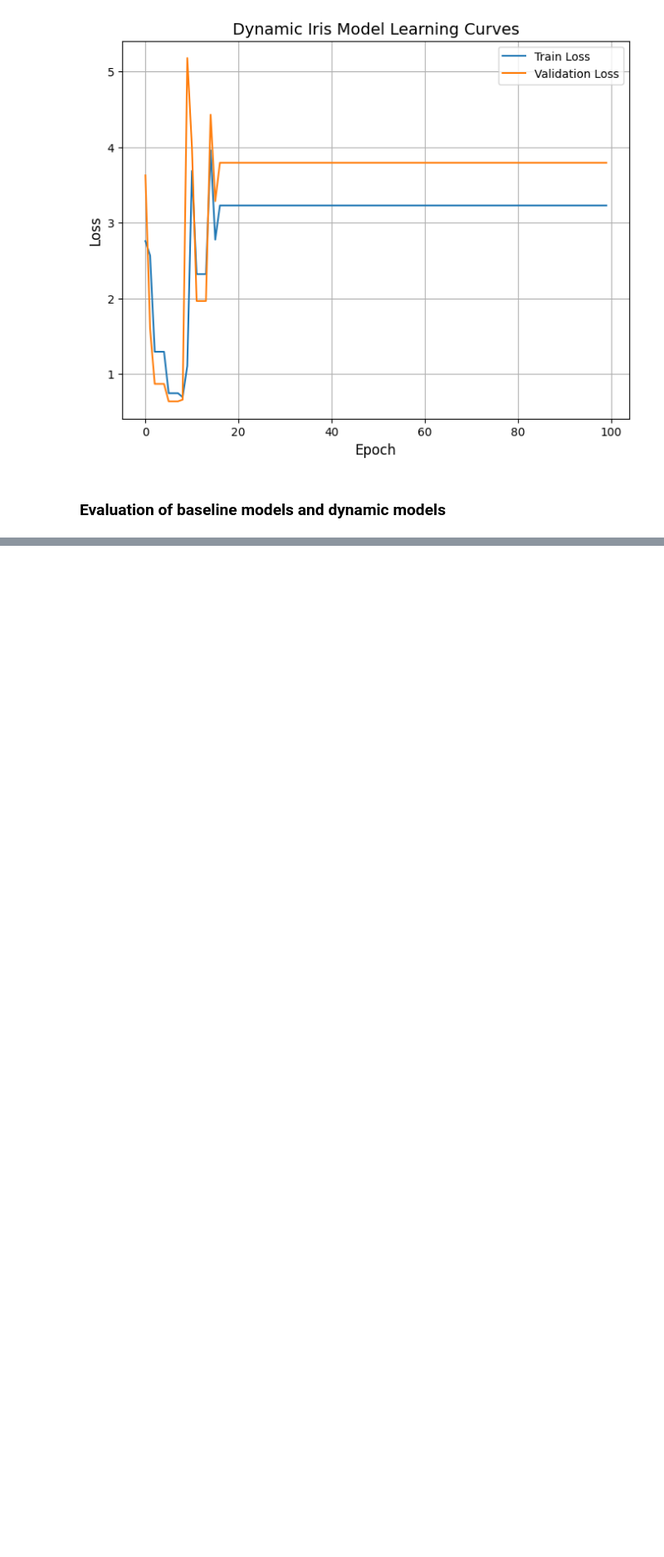
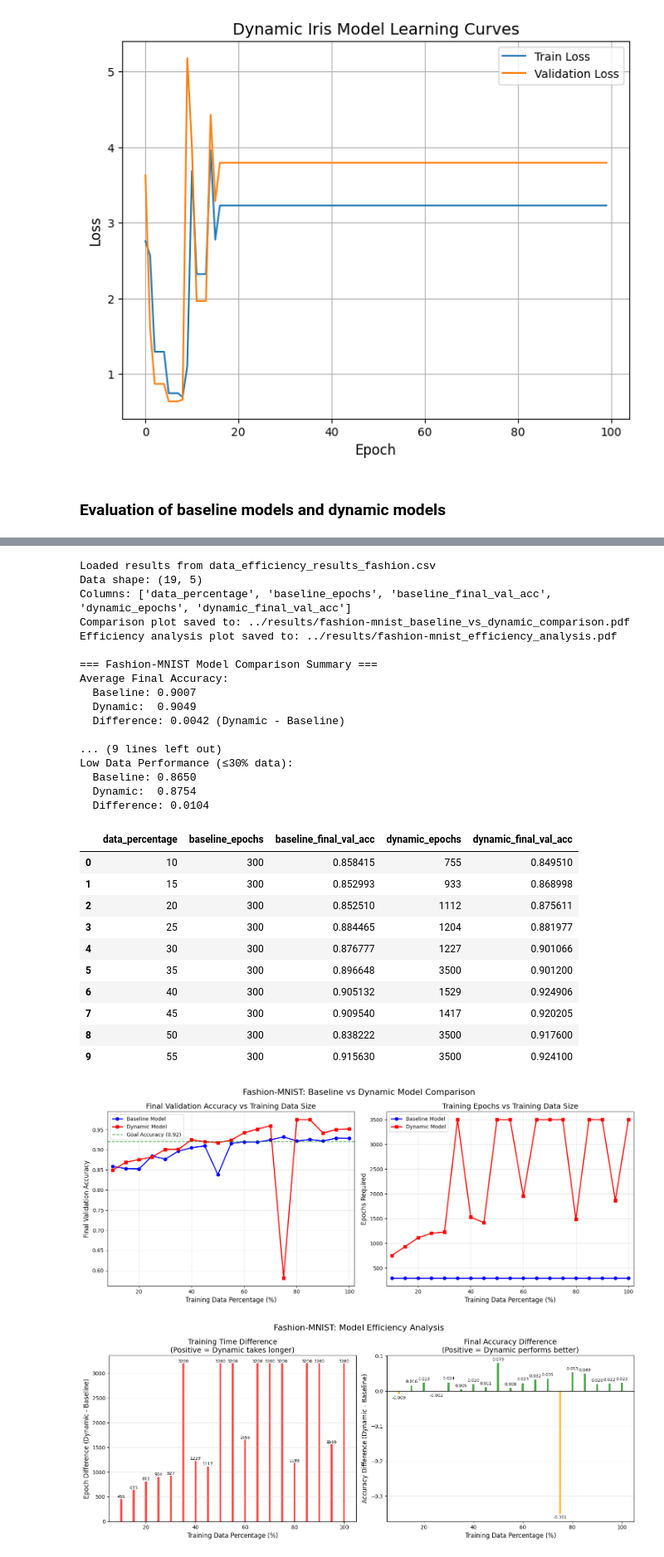
Before and after one commit to grantxxcoder/25849646rw441Assignment3, a Jupyter notebook: src/code.ipynb, the cells around one changed output, grey strips where cells are left out. Shown at 83% size. Drawn from its saved outputs; the diff is of its cells as text; code cells hidden in the pictures; blank space fills up the shorter version.

Commit message:
Make plots for the data efficiency

```diff
--- a/src/code.ipynb
+++ b/src/code.ipynb
@@ -41,13 +41,28 @@ seed = 42
 # %% [output]
 Using device: cpu
 # %%
-rcParams['font.family'] = 'sans-serif'
-rcParams['font.sans-serif'] = ['Arial', 'DejaVu Sans', 'Liberation Sans']
-rcParams['axes.labelsize'] = 12  # Academic font size for axis labels
-rcParams['xtick.labelsize'] = 10
-rcParams['ytick.labelsize'] = 10
-rcParams['axes.titlesize'] = 14
+rcParams['axes.labelsize'] = 20  # Axis label font size (IEEE double column)
+rcParams['xtick.labelsize'] = 18
+rcParams['ytick.labelsize'] = 18
+rcParams['axes.titlesize'] = 22
+rcParams['axes.labelweight'] = 'bold'
+rcParams['axes.labelpad'] = 12
+rcParams['axes.unicode_minus'] = False
+rcParams['axes.labelcolor'] = 'black'
+rcParams['xtick.color'] = 'black'
+rcParams['ytick.color'] = 'black'
+rcParams['xtick.direction'] = 'out'
+rcParams['ytick.direction'] = 'out'
+rcParams['xtick.major.size'] = 7
+rcParams['ytick.major.size'] = 7
+rcParams['font.family'] = 'serif'
+rcParams['font.serif'] = ['Times New Roman', 'Times', 'TeX Gyre Termes', 'Nimbus Roman No9 L', 'DejaVu Serif']
+rcParams['text.usetex'] = True
+rcParams['text.latex.preamble'] = r'\usepackage{newtxtext}\usepackage{newtxmath}'
+rcParams['pdf.fonttype'] = 42  # avoid Type 3 fonts
+rcParams['ps.fonttype'] = 42   # avoid Type 3 fonts
 figsize = (8, 6)
+plt.rcParams.update(rcParams)
 # %%
 data_dir = "../data"
 results_dir = "../results"
@@ -1165,34 +1179,65 @@ def load_and_plot_results(csv_filename, dataset_name, results_dir):
     try:
         csv_path = os.path.join(results_dir, csv_filename)
         results_df = pd.read_csv(csv_path)
 
         print(f"Loaded results from {csv_filename}")
         print(f"Data shape: {results_df.shape}")
         print(f"Columns: {list(results_df.columns)}")
 
         # Create plots
-        comparison_fig = plot_baseline_vs_dynamic_comparison(results_df, dataset_name, results_dir)
+        comparison_fig = plot_baseline_vs_dynamic_comparison(results_df, dataset_name, results_dir, goal_acc=0.92)
         efficiency_fig = plot_efficiency_analysis(results_df, dataset_name, results_dir)
 
         # Print summary
         summary_stats = print_comparison_summary(results_df, dataset_name)
 
         return results_df
 
     except FileNotFoundError:
         print(f"File {csv_filename} not found in {results_dir}")
         return None
     except Exception as e:
         print(f"Error loading results: {e}")
         return None
 
 # Load and plot Fashion-MNIST results if CSV exists
 fashion_results = load_and_plot_results("data_efficiency_results_fashion.csv", "Fashion-MNIST", results_dir)
 
 if fashion_results is not None:
     display(fashion_results.head(10))
 else:
     print("No existing results found. Run your data collection code first.")
+# %% [output]
+Loaded results from data_efficiency_results_fashion.csv
+Data shape: (19, 5)
+Columns: ['data_percentage', 'baseline_epochs', 'baseline_final_val_acc', 'dynamic_epochs', 'dynamic_final_val_acc']
+Comparison plot saved to: ../results/fashion-mnist_baseline_vs_dynamic_comparison.pdf
+Efficiency analysis plot saved to: ../results/fashion-mnist_efficiency_analysis.pdf
+
+=== Fashion-MNIST Model Comparison Summary ===
+Average Final Accuracy:
+  Baseline: 0.9007
+  Dynamic:  0.9049
+  Difference: 0.0042 (Dynamic - Baseline)
+
+... (9 lines left out)
+Low Data Performance (≤30% data):
+  Baseline: 0.8650
+  Dynamic:  0.8754
+  Difference: 0.0104
+|  | data_percentage | baseline_epochs | baseline_final_val_acc | dynamic_epochs | dynamic_final_val_acc |
+| 0 | 10 | 300 | 0.858415 | 755 | 0.849510 |
+| 1 | 15 | 300 | 0.852993 | 933 | 0.868998 |
+| 2 | 20 | 300 | 0.852510 | 1112 | 0.875611 |
+| 3 | 25 | 300 | 0.884465 | 1204 | 0.881977 |
+| 4 | 30 | 300 | 0.876777 | 1227 | 0.901066 |
+| 5 | 35 | 300 | 0.896648 | 3500 | 0.901200 |
+| 6 | 40 | 300 | 0.905132 | 1529 | 0.924906 |
+| 7 | 45 | 300 | 0.909540 | 1417 | 0.920205 |
+| 8 | 50 | 300 | 0.838222 | 3500 | 0.917600 |
+| 9 | 55 | 300 | 0.915630 | 3500 | 0.924100 |
+[figure, added]
+[figure, added]
 # %%
 # Quick plotting function for immediate use with your results_df_fashion
 def quick_plot_results(results_df, title="Model Comparison"):
```
Also changed, not shown: parts of 3 cells of this notebook.
